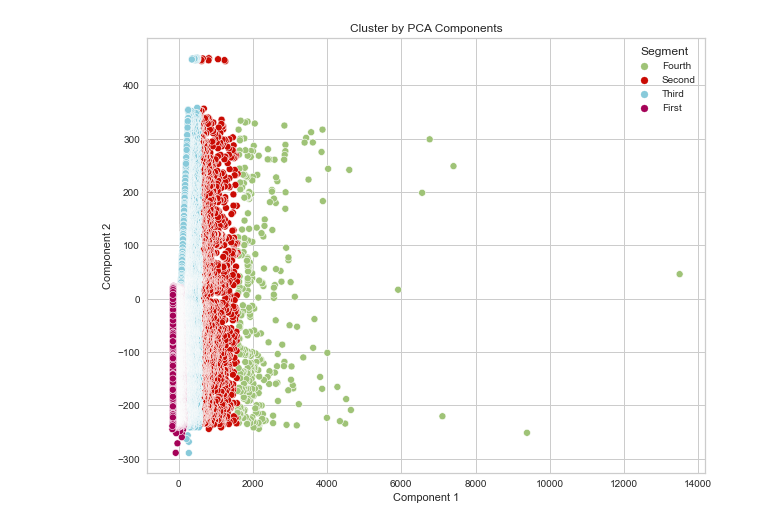
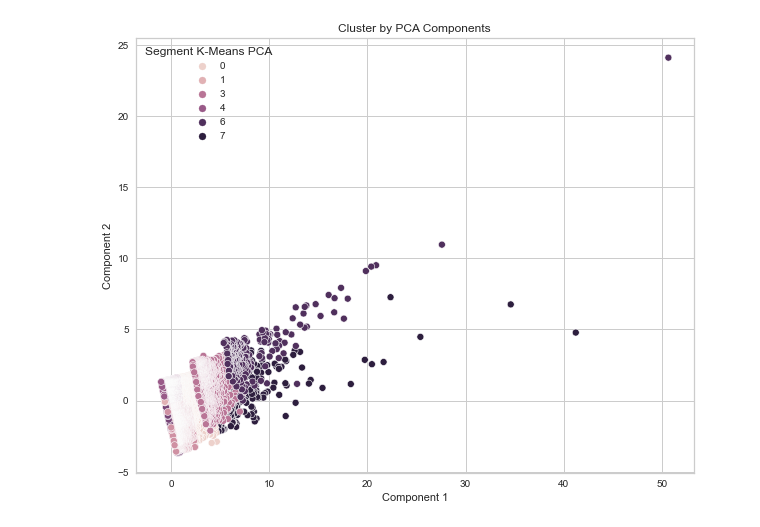
Before and after one commit to Justine-league/LA-DATA-DREAM-TEAM-equipe-justine, a Jupyter notebook: segmentation_RFM.ipynb, the cells around one changed output. Cells and saved outputs as stored; diff of their text form; code cells hidden in the pictures.

Commit message:
Update clustering

```diff
--- a/segmentation_RFM.ipynb
+++ b/segmentation_RFM.ipynb
@@ -80,7 +87,7 @@ today = "2018-12-31"
 df_recence["order_date"] = pd.to_datetime(df_recence["order_date"])
 df_recence["last_date"] = pd.to_datetime(today)
 df_recence["nb_day"] = (df_recence["last_date"] - df_recence["order_date"]).dt.days
-print(df_recence)
+
 
 #fusion des dataframes
 df_cluster = pd.merge(df_montant,df_score)
@@ -89,5 +96,6 @@ df_cluster = df_cluster.merge(df_recence, how = "inner")
 df_cluster['nb_order'] = df_cluster['nb_order'].fillna(0)
 df_cluster['score'] = df_cluster['score'].fillna(0)
 df_cluster = df_cluster[["nb_order","total_buy","score", "nb_day"]]
-df_cluster
+main_cluster = df_cluster
+print(main_cluster)
 # %% [output]
@@ -121,5 +116,5 @@ df_cluster
 # %%
 # mise à l’échelle des données
-scaled_df = StandardScaler().fit_transform(df_cluster)
-scaled_df
+scaled_df = StandardScaler().fit_transform(main_cluster)
+print(scaled_df)
 # %% [output]
@@ -178,8 +150,21 @@ plt.show()
 # %%
-kmeans_pca = KMeans(n_clusters=5, init='k-means++', random_state=42)
-kmeans_pca.fit(score_pca)
-df_seg_pca_kmeans = pd.concat([df_cluster.reset_index(drop = True ), pd.DataFrame(score_pca)], axis = 1)
+pca = PCA(n_components=3)
+pca.fit(scaled_df)
+
+score_pca = pca.transform(scaled_df)
+
+kmeans_pca = KMeans()
+kmeans_pca.fit(scaled_df)
+df_seg_pca_kmeans = pd.concat([main_cluster.reset_index(drop = True ), pd.DataFrame(score_pca)], axis = 1)
 df_seg_pca_kmeans.columns.values[-3:] = ['Component 1', 'Component 2', 'Component 3']
 df_seg_pca_kmeans['Segment K-Means PCA'] = kmeans_pca.labels_
 df_seg_pca_kmeans
+
+# Number of clusters in labels, ignoring noise if present.
+labels = kmeans_pca.labels_
+n_clusters_ = len(set(labels)) - (1 if -1 in labels else 0)
+n_noise_ = list(labels).count(-1)
+
+print("Estimated number of clusters: %d" % n_clusters_)
+print("Estimated number of noise points: %d" % n_noise_)
 # %% [output]
@@ -199,16 +173,9 @@ df_seg_pca_kmeans
 # %%
-df_seg_pca_kmeans['Segment'] = df_seg_pca_kmeans['Segment K-Means PCA'].map({
-    0: 'First',
-    1: 'Second',
-    2: 'Third',
-    3: 'Fourth'
-})
-
 x_axis = df_seg_pca_kmeans['Component 1']
 y_axis = df_seg_pca_kmeans['Component 2']
 plt.figure(figsize=(10,8))
-sns.scatterplot(x_axis, y_axis, hue = df_seg_pca_kmeans['Segment'], palette = ['g', 'r', 'c', 'm'])
+sns.scatterplot(x_axis, y_axis, hue = df_seg_pca_kmeans['Segment K-Means PCA'])
 plt.title('Cluster by PCA Components')
 plt.show()
 # %% [output]
-[figure, old version]
+[figure, new version]
```
Also changed, not shown: parts of 19 cells of this notebook.
